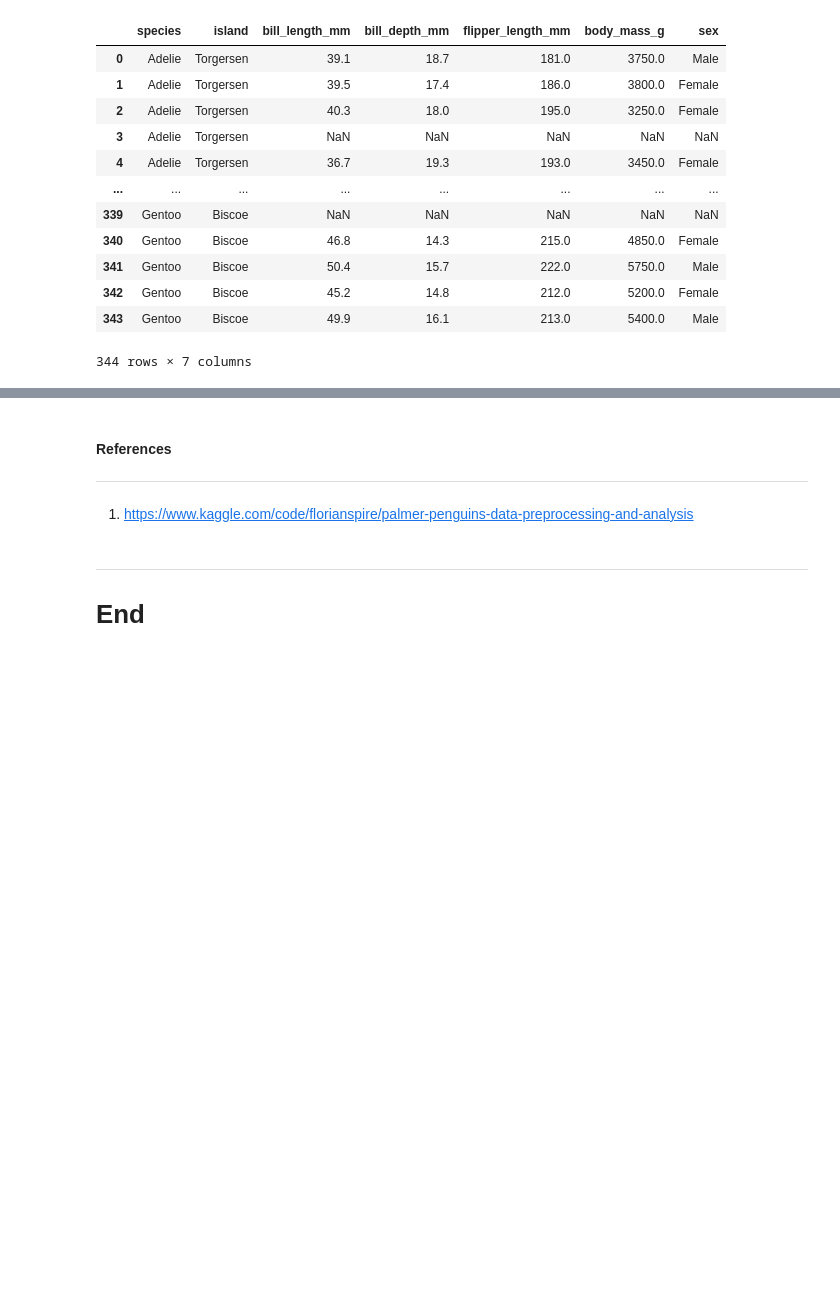
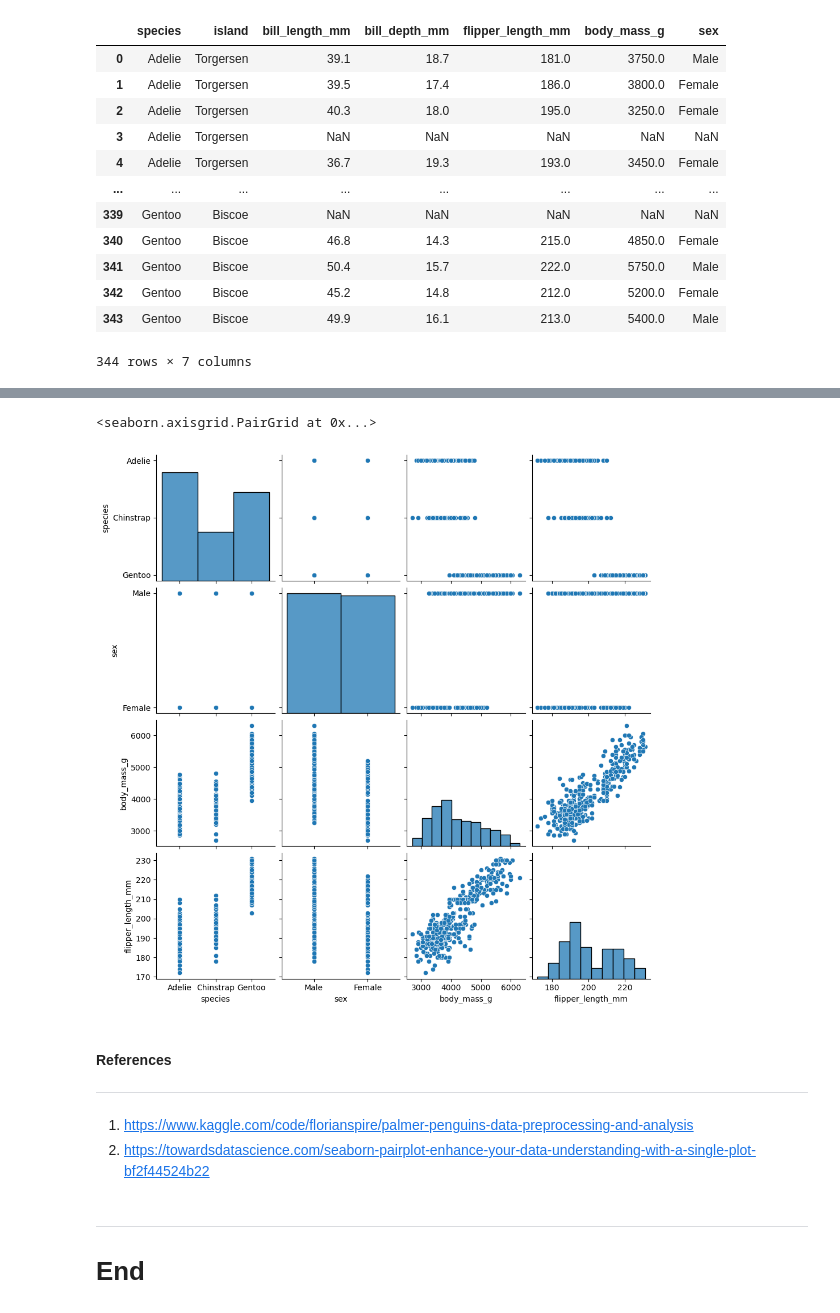
Before and after one commit to SaydsC/PrinciplesofDataAnalytics, a Jupyter notebook: penguins.ipynb, the cells around one changed output, grey strips where cells are left out. Saved outputs shown, nothing was run; the diff lists cells and outputs as text; code cells hidden in the pictures; blank space fills up the shorter version.

```diff
--- a/penguins.ipynb
+++ b/penguins.ipynb
@@ -40,0 +139,5 @@ penguins
+# %%
+sns.pairplot(data=penguins, vars=['species', 'sex', 'body_mass_g', 'flipper_length_mm'])#, kind='reg', diag_kind='kde', plot_kws={'line_kws':{'color':'red'}})
+# %% [output]
+<seaborn.axisgrid.PairGrid at 0x...>
+[figure, added]
@@ -43,6 +148,7 @@ penguins
 *****
 
 1. https://www.kaggle.com/code/florianspire/palmer-penguins-data-preprocessing-and-analysis
+2. https://towardsdatascience.com/seaborn-pairplot-enhance-your-data-understanding-with-a-single-plot-bf2f44524b22
 # %% [markdown]
 ****
 # End
```
Also changed, not shown: parts of 12 cells of this notebook.
